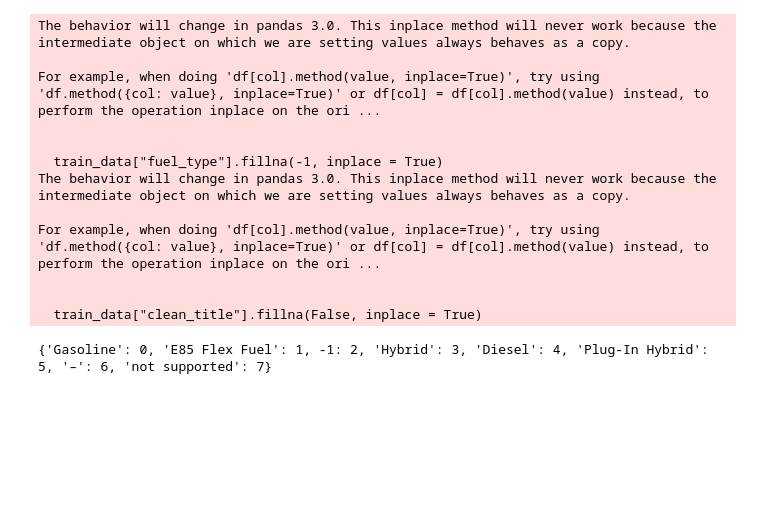
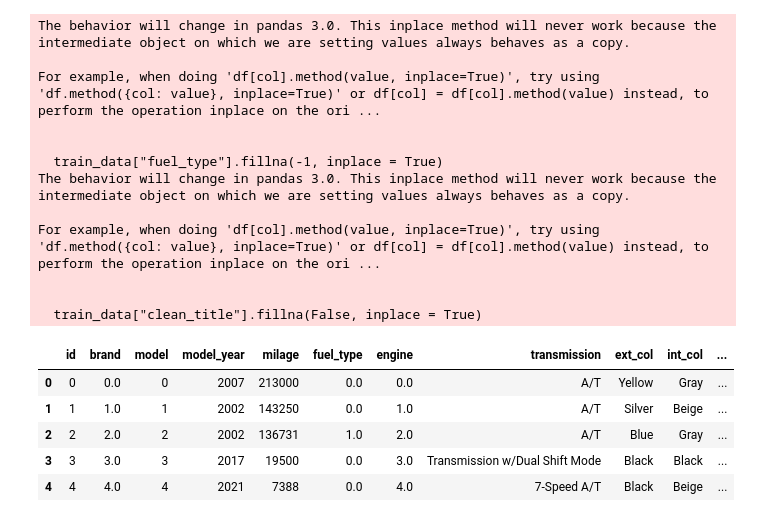
Before and after one commit to Buddhathe18th/machineLearningResources, a Jupyter notebook: Regression of Used Car Prices/carprices.ipynb, the cells around one changed output. Saved outputs shown, nothing was run; the diff lists cells and outputs as text; code cells hidden in the pictures; blank space fills up the shorter version.

Commit message:
Parsed brand, model, fueltype and engine

```diff
--- a/Regression of Used Car Prices/carprices.ipynb
+++ b/Regression of Used Car Prices/carprices.ipynb
@@ -61,25 +65,32 @@ train_data=train_data.dropna()
 d = {'MINI': 0, 'Lincoln': 1, 'Chevrolet': 2, 'Genesis': 3, 'Mercedes-Benz': 4, 'Audi': 5, 'FordBMW': 6, 'Tesla': 7, 'Cadillac': 8, 'Land': 9, 'GMC': 10, 'Toyota': 11, 'Hyundai': 12, 'VolvoVolkswagen': 13, 'Buick': 14, 'Rivian': 15, 'RAM': 16, 'Hummer': 17, 'Alfa': 18, 'INFINITI': 19, 'JeepPorsche': 20, 'McLaren': 21, 'Honda': 22, 'Lexus': 23, 'Dodge': 24, 'Nissan': 25, 'Jaguar': 26, 'AcuraKia': 27, 'Mitsubishi': 28, 'Rolls-Royce': 29, 'Maserati': 30, 'Pontiac': 31, 'Saturn': 32, 'BentleyMazda': 33, 'Subaru': 34, 'Ferrari': 35, 'Aston': 36, 'Lamborghini': 37, 'Chrysler': 38, 'LucidLotus': 39, 'Scion': 40, 'smart': 41, 'Karma': 42, 'Plymouth': 43, 'Suzuki': 44, 'FIAT': 45, 'SaabBugatti': 46, 'Mercury': 47, 'Polestar': 48, 'Maybach': 49}
 train_data['brand'] = train_data['brand'].map(d)
 
-d={}
 models=train_data['model'].unique()
 count=0
+map={}
 for i in models:
     map[i]=count
     count=count+1
 
-train_data['model'] = train_data['model'].map(d)
+train_data['model'] = train_data['model'].map(map)
 
-d = {'Gasoline': 0, 'Hybrid': 1, 'E85 Flex Fuel': 2, 'Diesel': 3}
+d = {'Gasoline': 0, 'E85 Flex Fuel': 1, 'Hybrid': 2, 'Diesel': 3, 'Plug-In Hybrid': 4}
 train_data['fuel_type'] = train_data['fuel_type'].map(d)
+
+map={}
+
+count=0
+for i in engines:
+    map[i]=count
+    count=count+1
+
+train_data['engine'] = train_data['engine'].map(map)
-# %%
-map={}
-models=train_data['fuel_type'].unique()
-count=0
-for i in models:
-    map[i]=count
-    count=count+1
-
-print(map)
-# %% [output]
-{'Gasoline': 0, 'E85 Flex Fuel': 1, -1: 2, 'Hybrid': 3, 'Diesel': 4, 'Plug-In Hybrid': 5, '–': 6, 'not supported': 7}
+# %%
+train_data.head()
+# %% [output]
+|  | id | brand | model | model_year | milage | fuel_type | engine | transmission | ext_col | int_col | ... |
+| 0 | 0 | 0.0 | 0 | 2007 | 213000 | 0.0 | 0.0 | A/T | Yellow | Gray | ... |
+| 1 | 1 | 1.0 | 1 | 2002 | 143250 | 0.0 | 1.0 | A/T | Silver | Beige | ... |
+| 2 | 2 | 2.0 | 2 | 2002 | 136731 | 1.0 | 2.0 | A/T | Blue | Gray | ... |
+| 3 | 3 | 3.0 | 3 | 2017 | 19500 | 0.0 | 3.0 | Transmission w/Dual Shift Mode | Black | Black | ... |
+| 4 | 4 | 4.0 | 4 | 2021 | 7388 | 0.0 | 4.0 | 7-Speed A/T | Black | Beige | ... |
```
Also changed, not shown: parts of 5 cells of this notebook, 1 other file.
